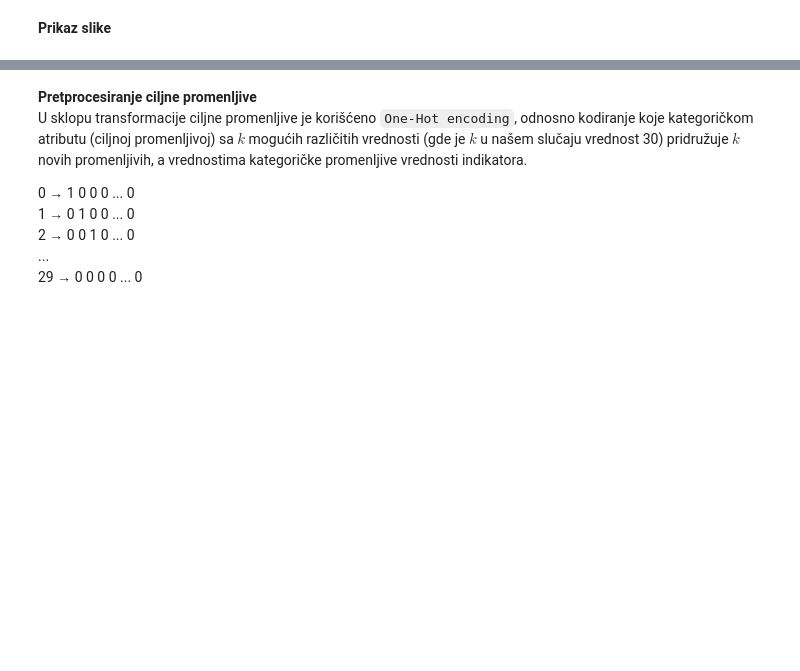
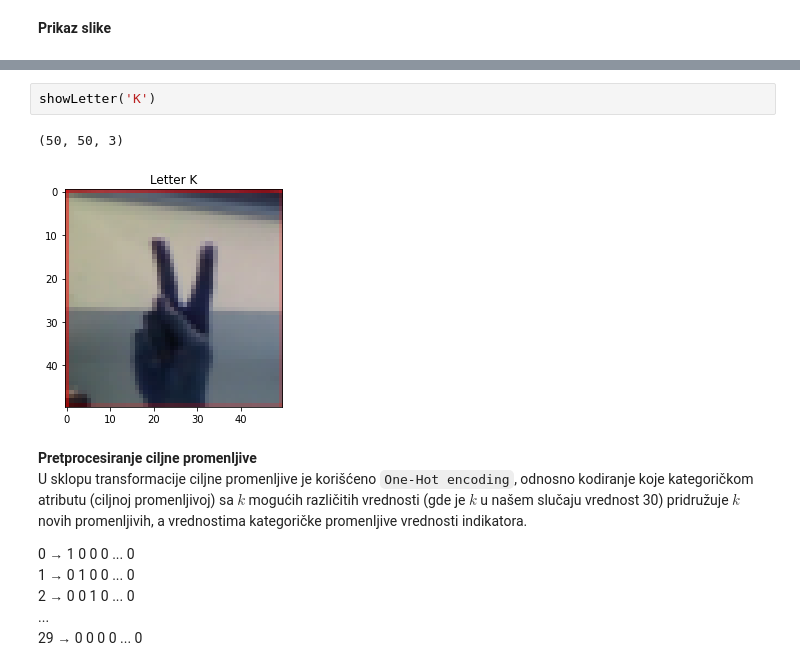
Before and after one commit to zokaaagajich/SignLanguage-ML, a Jupyter notebook: signLanguage-ML.ipynb, the cells around one changed output, grey strips where cells are left out. Saved outputs shown, nothing was run; the diff lists cells and outputs as text; blank space fills up the shorter version.

```diff
--- a/signLanguage-ML.ipynb
+++ b/signLanguage-ML.ipynb
@@ -136,3 +149,8 @@ plt.show()
+# %%
+showLetter('K')
+# %% [output]
+(50, 50, 3)
+[figure, added]
 # %% [markdown]
 **Pretprocesiranje ciljne promenljive**
 U sklopu transformacije ciljne promenljive je korišćeno `One-Hot encoding`, odnosno kodiranje koje kategoričkom atributu (ciljnoj promenljivoj) sa $k$ mogućih različitih vrednosti (gde je $k$ u našem slučaju vrednost 30) pridružuje $k$ novih promenljivih, a vrednostima kategoričke promenljive vrednosti indikatora.
```
Also changed, not shown: parts of 93 cells of this notebook.
